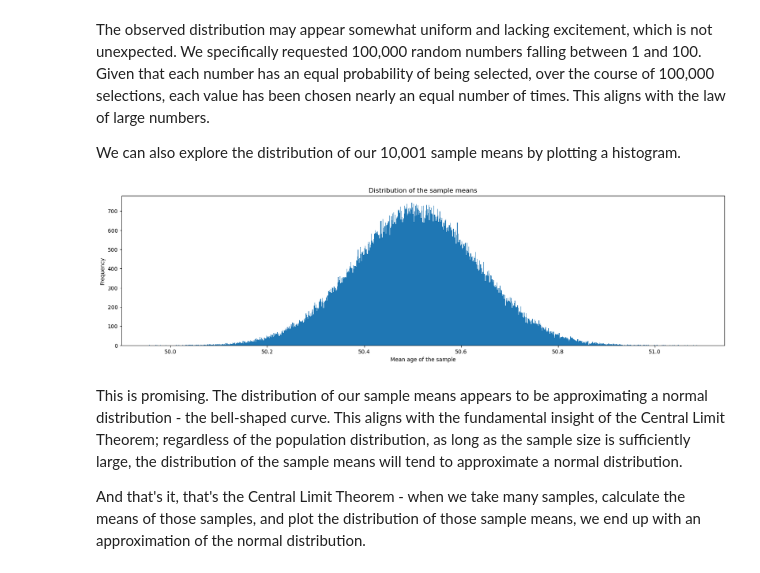
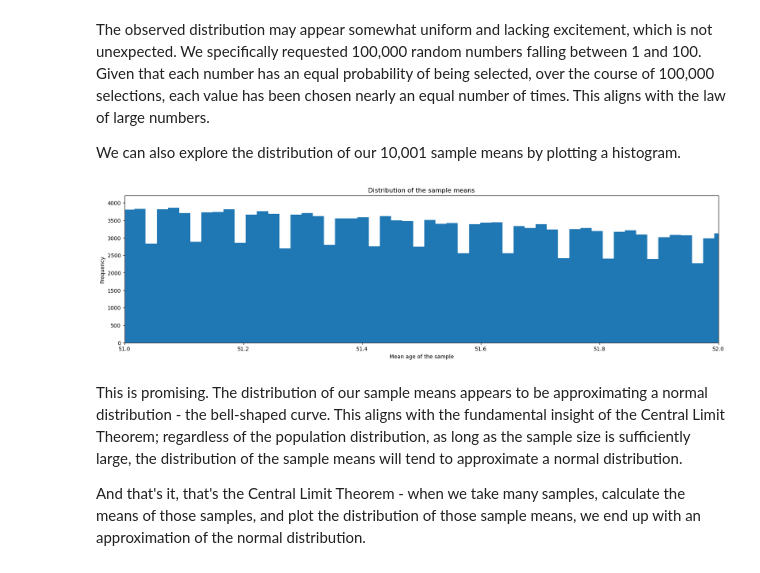
Before and after one commit to gastan81/A-B_testing, a Jupyter notebook: 2_central_limit_theorem_structure.ipynb, the cells around one changed output. Drawn from its saved outputs; the diff is of its cells as text; code cells hidden in the pictures.

```diff
--- a/2_central_limit_theorem_structure.ipynb
+++ b/2_central_limit_theorem_structure.ipynb
@@ -96,7 +96,7 @@ sample_means
 That was easy, right! Now our task is to replicate this process multiple times. We will repeatedly take samples, calculate their means, and store those means in our sample_means list. Utilise your understanding of for loops to add the means of 10,000 more samples to the sample_means list.
 # %%
 # Happy coding :)
-for i in range(100000):
+for i in range(1000000):
     sample = population_series.sample(n=sample_size, replace=True)
     sample_mean = sample.mean()
     sample_means.append(sample_mean)
@@ -148,17 +148,17 @@ We can also explore the distribution of our 10,001 sample means by plotting a hi
 # %%
 # Create the histogram using Matplotlib
 plt.figure(figsize=(20, 5))
 plt.hist(sample_means, bins=1000)  # Added 'bins' for better granularity.
 
 # Add a title and axis labels
 plt.title("Distribution of the sample means")
 plt.xlabel("Mean age of the sample")
 plt.ylabel("Frequency")
-
+plt.xlim(51, 52)
 # Show the histogram
 plt.show()
 # %% [output]
-[figure, old version]
+[figure, new version]
 # %% [markdown]
 This is promising. The distribution of our sample means appears to be approximating a normal distribution - the bell-shaped curve. This aligns with the fundamental insight of the Central Limit Theorem; regardless of the population distribution, as long as the sample size is sufficiently large, the distribution of the sample means will tend to approximate a normal distribution.
 
```
Also changed, not shown: parts of 5 cells of this notebook.
